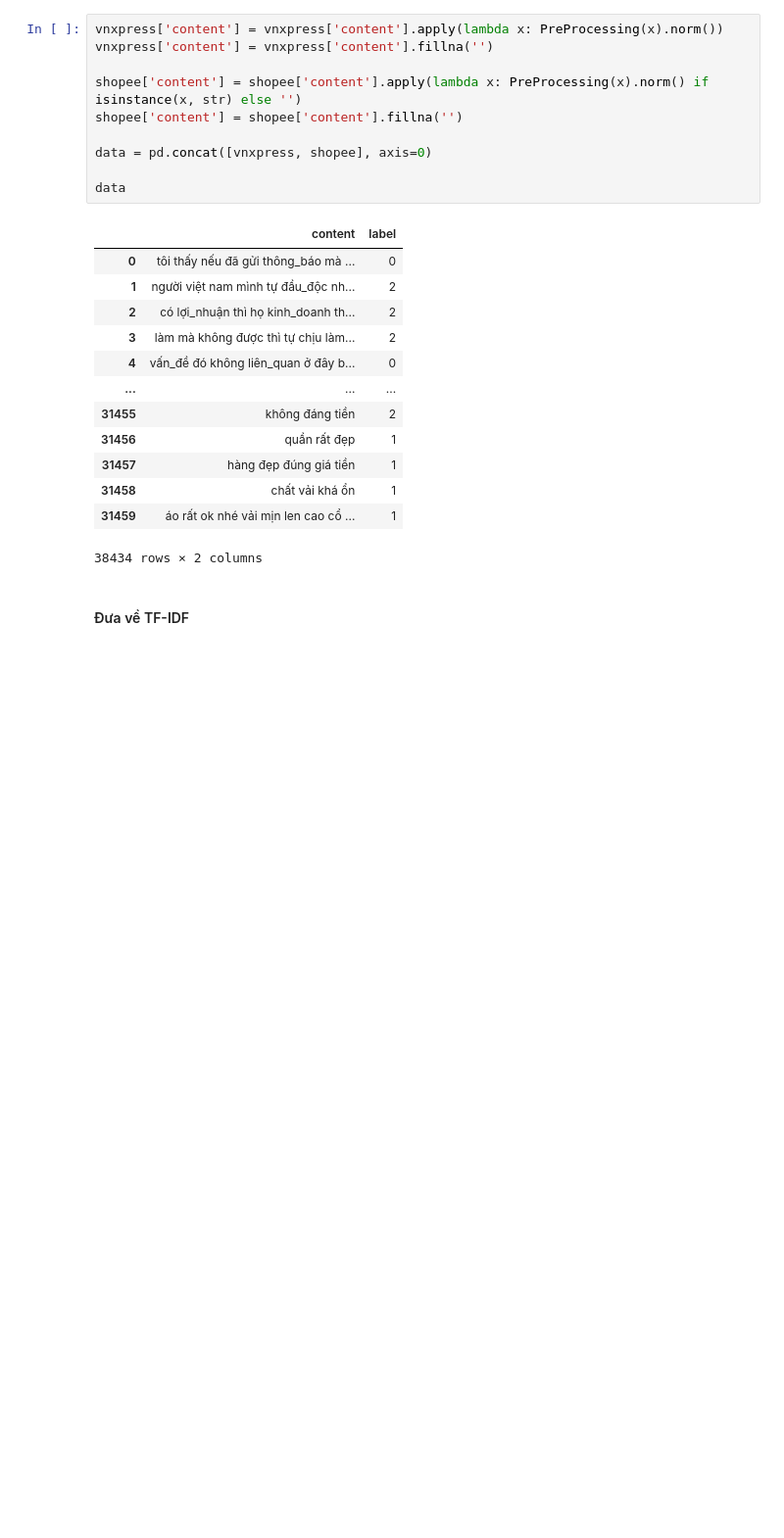
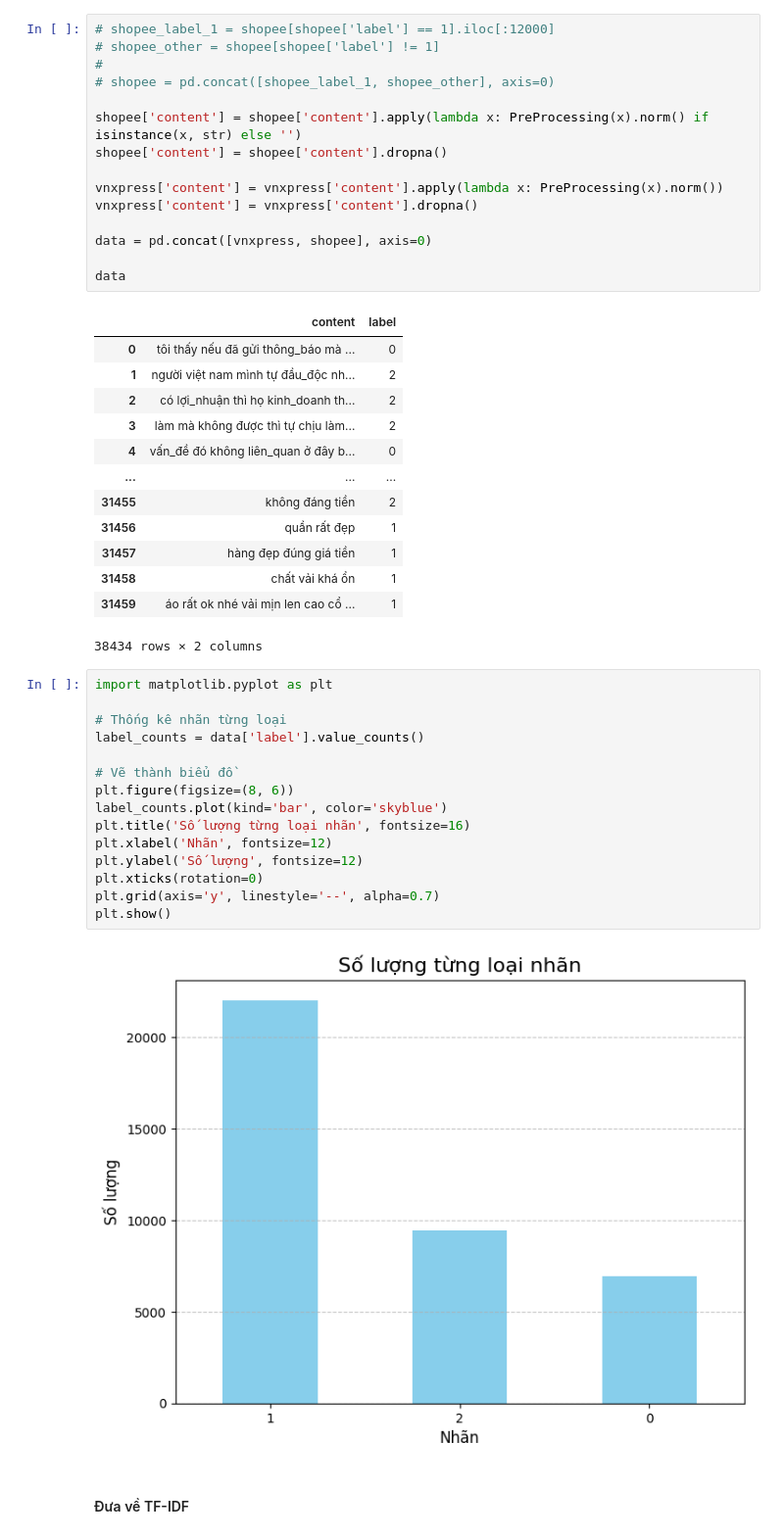
Before and after one commit to Naman14741/Sentiment-Analysis-for-Vietnamese-Comment-Data, a Jupyter notebook: RF-SVM.ipynb, the cells around one changed output. Shown at 98% size. Saved outputs shown, nothing was run; the diff lists cells and outputs as text; blank space fills up the shorter version.

```diff
--- a/RF-SVM.ipynb
+++ b/RF-SVM.ipynb
@@ -29,11 +32,16 @@ vnxpress
 # %% [markdown]
 #### Tiền xử lý text
 # %%
-vnxpress['content'] = vnxpress['content'].apply(lambda x: PreProcessing(x).norm())
-vnxpress['content'] = vnxpress['content'].fillna('')
+# shopee_label_1 = shopee[shopee['label'] == 1].iloc[:12000]
+# shopee_other = shopee[shopee['label'] != 1]
+#
+# shopee = pd.concat([shopee_label_1, shopee_other], axis=0)
 
 shopee['content'] = shopee['content'].apply(lambda x: PreProcessing(x).norm() if isinstance(x, str) else '')
-shopee['content'] = shopee['content'].fillna('')
+shopee['content'] = shopee['content'].dropna()
+
+vnxpress['content'] = vnxpress['content'].apply(lambda x: PreProcessing(x).norm())
+vnxpress['content'] = vnxpress['content'].dropna()
 
 data = pd.concat([vnxpress, shopee], axis=0)
 
@@ -52,6 +60,23 @@ data
 | 31458 | chất vải khá ổn | 1 |
 | 31459 | áo rất ok nhé vải mịn len cao cổ ... | 1 |
 38434 rows × 2 columns
+# %%
+import matplotlib.pyplot as plt
+
+# Thống kê nhãn từng loại
+label_counts = data['label'].value_counts()
+
+# Vẽ thành biểu đồ
+plt.figure(figsize=(8, 6))
+label_counts.plot(kind='bar', color='skyblue')
+plt.title('Số lượng từng loại nhãn', fontsize=16)
+plt.xlabel('Nhãn', fontsize=12)
+plt.ylabel('Số lượng', fontsize=12)
+plt.xticks(rotation=0)
+plt.grid(axis='y', linestyle='--', alpha=0.7)
+plt.show()
+# %% [output]
+[figure, added]
 # %% [markdown]
 #### Đưa về TF-IDF
 # %%
```
Also changed, not shown: parts of 8 cells of this notebook, 9 other files.
